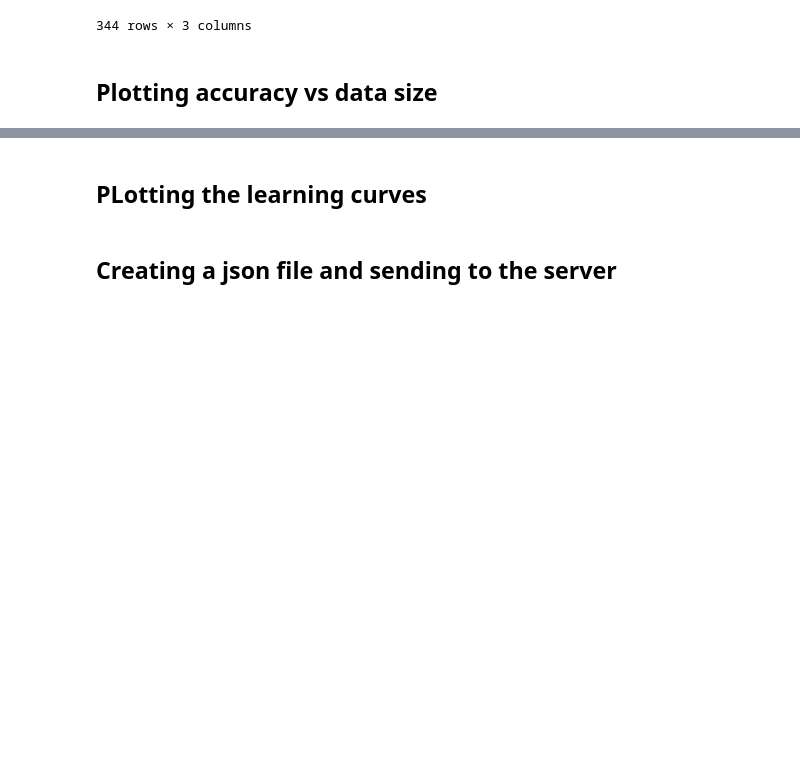
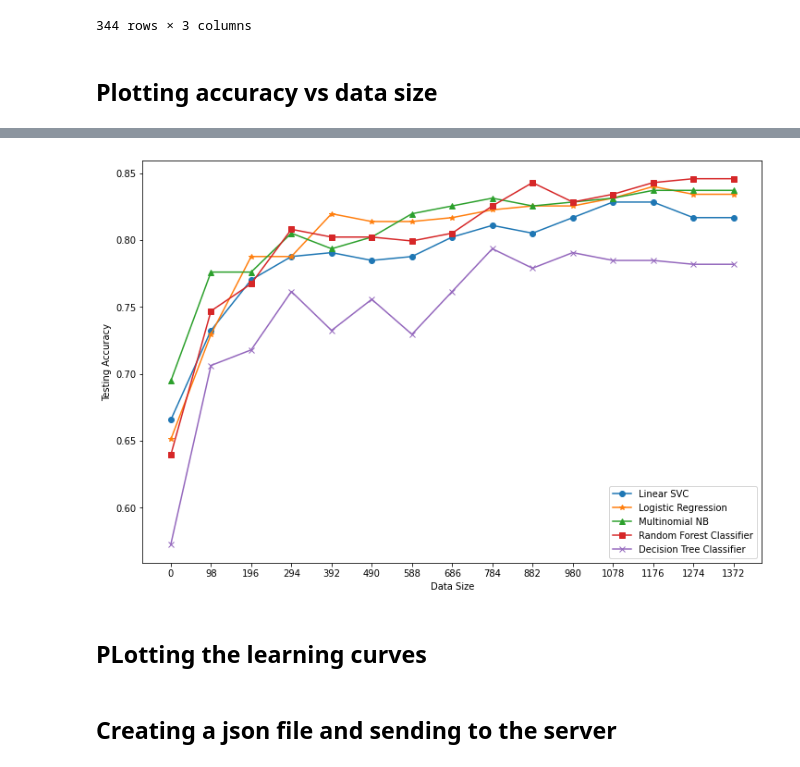
Before and after one commit to Rhitabrat/youtube-comments-categorization, a Jupyter notebook: main.ipynb, the cells around one changed output, grey strips where cells are left out. Drawn from its saved outputs; the diff is of its cells as text; code cells hidden in the pictures; blank space fills up the shorter version.

```diff
--- a/main.ipynb
+++ b/main.ipynb
@@ -834,40 +954,44 @@ def plot_acc_curve(classifier, linestyle, label):
 
     m = 14
     n = 98
     x_splits = list(range(0, (m+1)*n, n))
 
-    plt.xlabel('data_size')
-    plt.ylabel('accuracy')
+    plt.xlabel('Data Size')
+    plt.ylabel('Testing Accuracy')
     plt.plot(x_splits, scores, linestyle, label = label)
     plt.xticks(x_splits)
     plt.legend(loc="best")
 
     return plt
 
 
 plt.figure(figsize=(12,8))
 
 # Linear SVC
-classifier = SVC(kernel = 'linear', random_state = 0, C = 1, gamma = 0.1)
+classifier = SVC(C=1.0, gamma='scale', kernel='linear', random_state=0)
 plot_acc_curve(classifier, linestyle = 'o-', label="Linear SVC")
 
 # Logistic Regression
-classifier = LogisticRegression(random_state = 0)
+classifier = LogisticRegression(C=1.0, penalty='l2', solver='newton-cg', random_state = 0)
 plot_acc_curve(classifier, linestyle = '*-', label="Logistic Regression")
 
 # Multinomial NB
-classifier = MultinomialNB()
+classifier = MultinomialNB(alpha=1, fit_prior=True)
 plot_acc_curve(classifier, linestyle = '^-', label="Multinomial NB")
 
 # Random Forest Classifier
-classifier = RandomForestClassifier(n_estimators = 100, criterion = 'entropy', random_state = 0)
+classifier = RandomForestClassifier(max_features='log2', n_estimators=1000, criterion = 'entropy', random_state = 0)
 plot_acc_curve(classifier, linestyle = 's-', label="Random Forest Classifier")
 
 # Decision Tree Classifier
-classifier = DecisionTreeClassifier()
+classifier = DecisionTreeClassifier(criterion='gini',
+                                    max_features=None, min_samples_leaf=1,
+                                    min_samples_split=2, random_state=0)
 plot_acc_curve(classifier, linestyle = 'x-', label="Decision Tree Classifier")
 
 plt.show()
+# %% [output]
+[figure, added]
 # %% [markdown]
 ## PLotting the learning curves
 # %%
```
Also changed, not shown: parts of 13 cells of this notebook, 1 other file.
